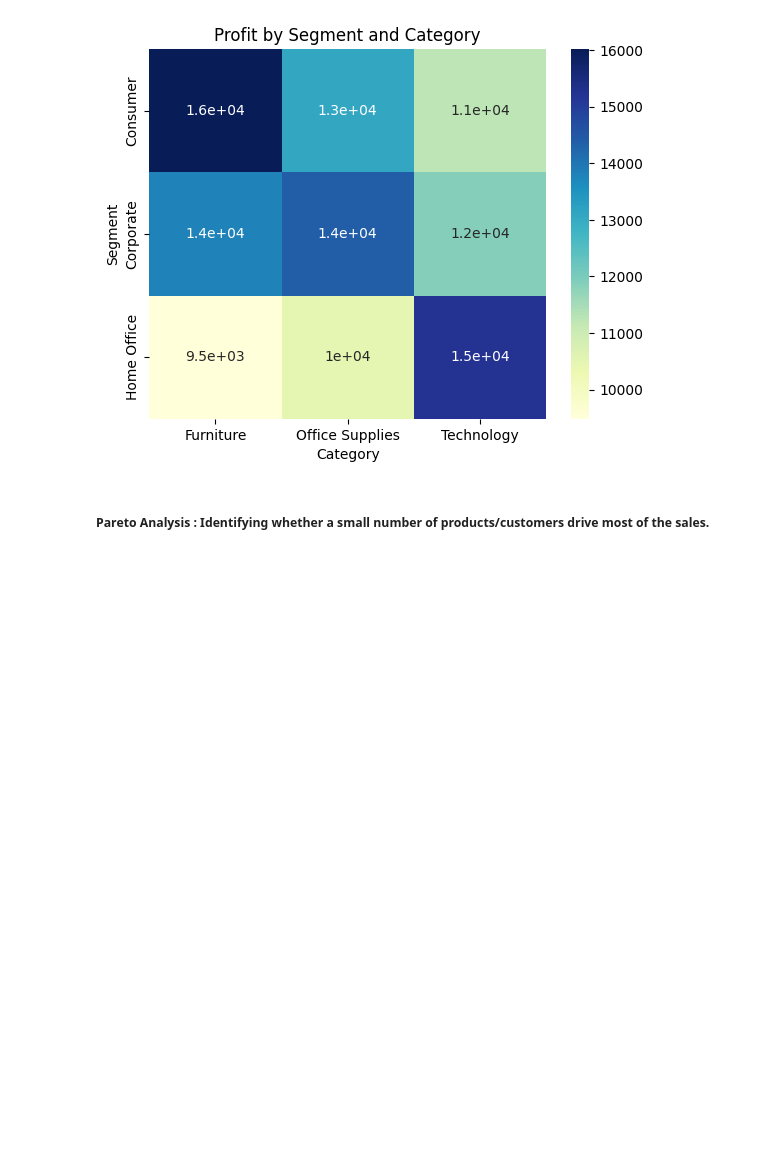
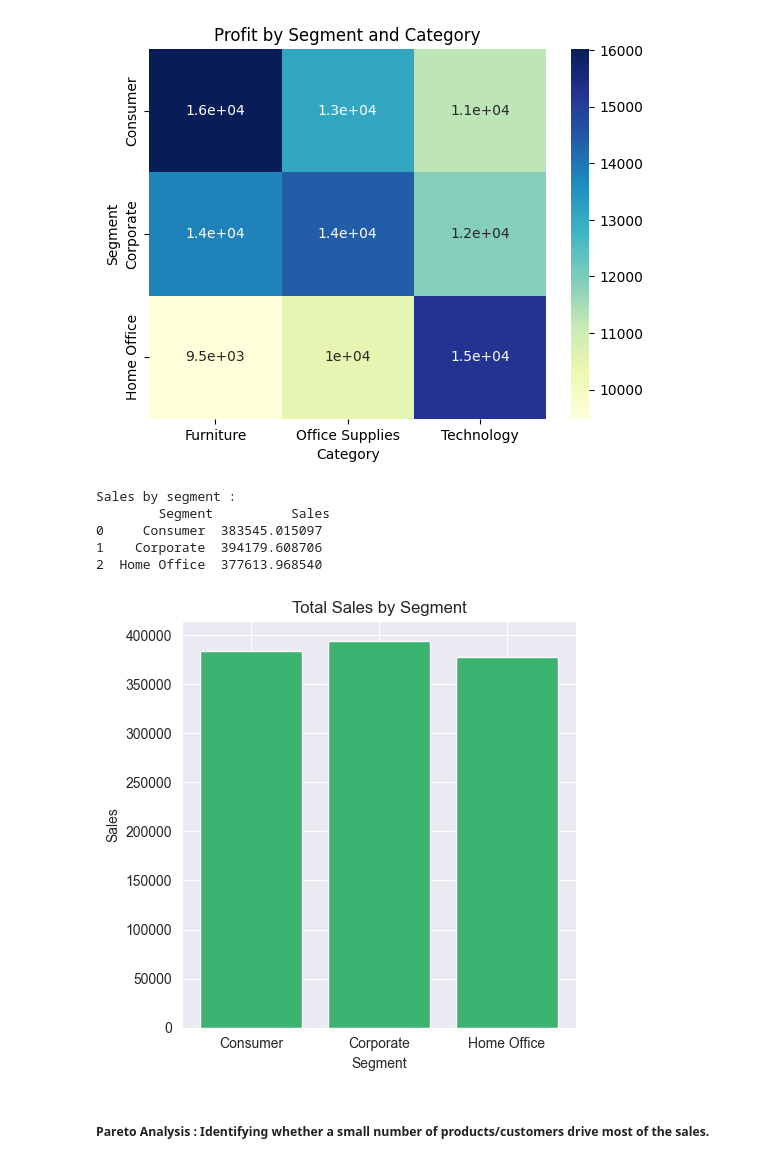
Before and after one commit to 26Vaidehi/INT375_Python, a Jupyter notebook: INT-375_Project.ipynb, the cells around one changed output. Drawn from its saved outputs; the diff is of its cells as text; code cells hidden in the pictures; blank space fills up the shorter version.

```diff
--- a/INT-375_Project.ipynb
+++ b/INT-375_Project.ipynb
@@ -403,6 +420,25 @@ plt.title('Profit by Segment and Category')
 plt.show()
 # %% [output]
 [figure]
+# %%
+sales_by_segment = df.groupby('Segment')['Sales'].sum().reset_index()
+print("Sales by segment : \n",sales_by_segment)
+# %% [output]
+Sales by segment :
+        Segment          Sales
+0     Consumer  383545.015097
+1    Corporate  394179.608706
+2  Home Office  377613.968540
+# %%
+plt.figure(figsize=(5, 5))
+plt.bar(sales_by_segment['Segment'], sales_by_segment['Sales'], color='mediumseagreen')
+plt.title('Total Sales by Segment')
+plt.xlabel('Segment')
+plt.ylabel('Sales')
+plt.tight_layout()
+plt.show()
+# %% [output]
+[figure, added]
 # %% [markdown]
 ##### **Pareto Analysis : Identifying whether a small number of products/customers drive most of the sales.**
 # %%
```
Also changed, not shown: parts of 3 cells of this notebook.
